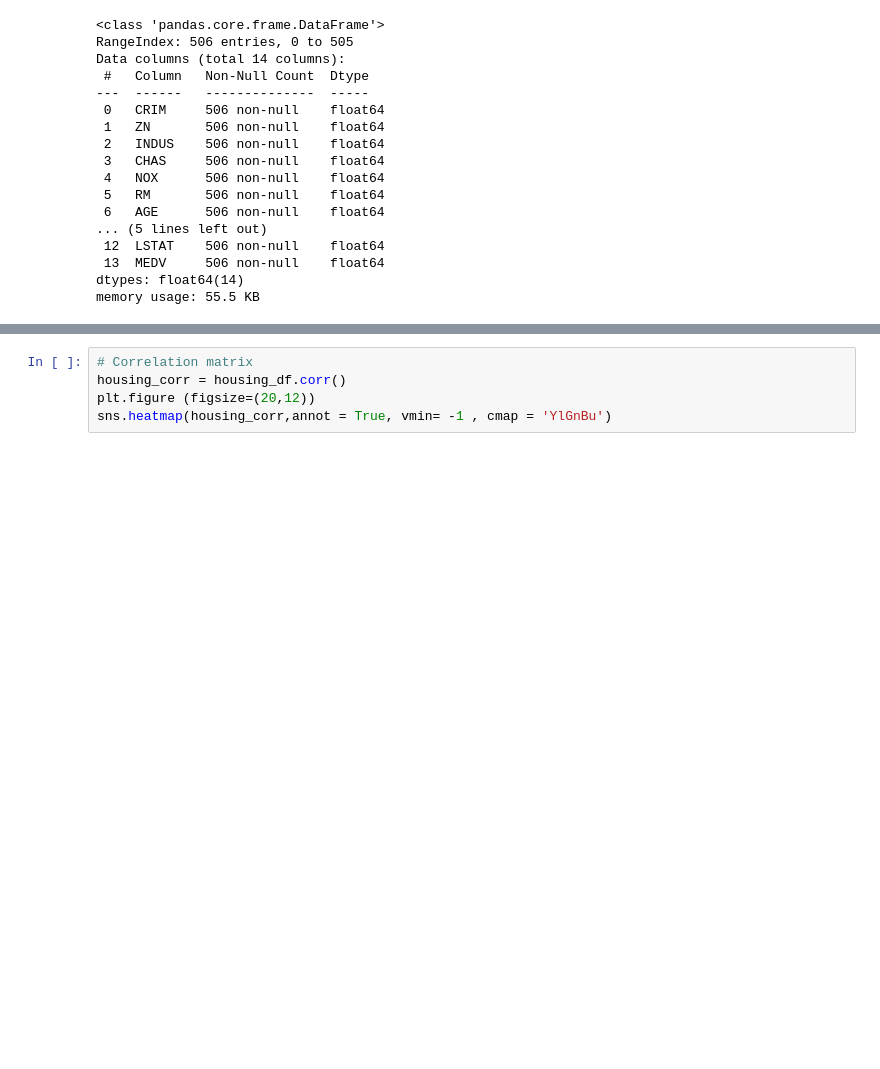
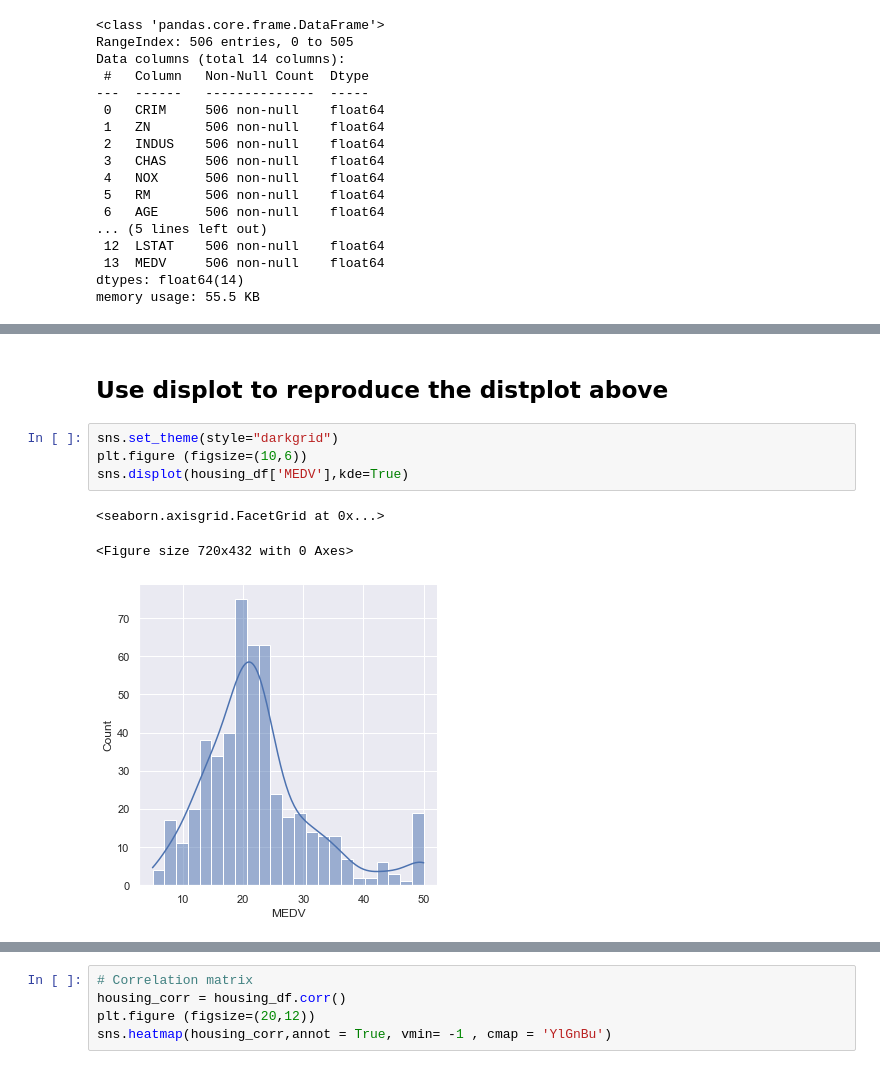
Before and after one commit to gaoqian310/Housing_Analysis, a Jupyter notebook: housing_analysis.ipynb, the cells around one changed output, grey strips where cells are left out. Saved outputs shown, nothing was run; the diff lists cells and outputs as text; blank space fills up the shorter version.

```diff
--- a/housing_analysis.ipynb
+++ b/housing_analysis.ipynb
@@ -92,0 +92,10 @@ sns.displot(housing_df['MEDV'])
+# %% [markdown]
+## Use displot to reproduce the distplot above
+# %%
+sns.set_theme(style="darkgrid")
+plt.figure (figsize=(10,6))
+sns.displot(housing_df['MEDV'],kde=True)
+# %% [output]
+<seaborn.axisgrid.FacetGrid at 0x...>
+<Figure size 720x432 with 0 Axes>
+[figure, added]
```
Also changed, not shown: parts of 9 cells of this notebook, 1 other file.
